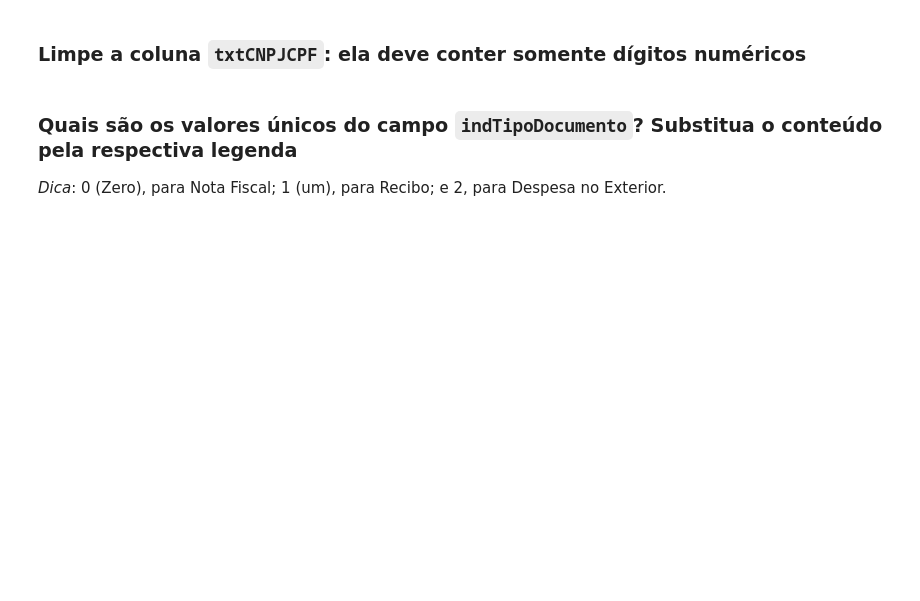
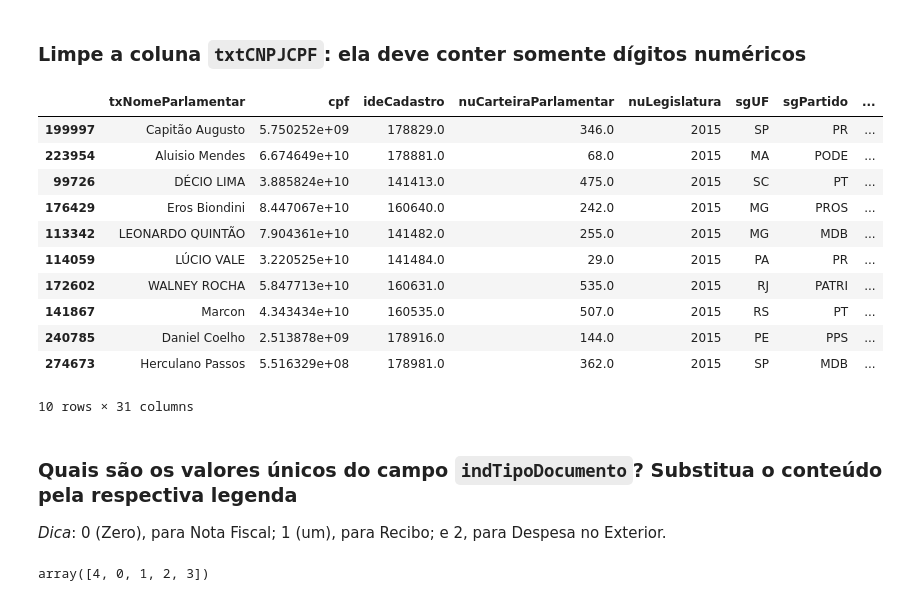
Before and after one commit to escola-de-dados/python-inovacao-civica, a Jupyter notebook: semana_3/desafio.ipynb, the cells around one changed output. Saved outputs shown, nothing was run; the diff lists cells and outputs as text; code cells hidden in the pictures; blank space fills up the shorter version.

```diff
--- a/semana_3/desafio.ipynb
+++ b/semana_3/desafio.ipynb
@@ -2,11 +2,22 @@
 # Desafio
 # %% [markdown]
 ### Acesse a api da camara, e recupere os reembolsos do ano de 2018
+# %%
+url = f"http://www.camara.leg.br/cotas/Ano-2018.csv.zip"
 # %%
 import requests
 
 # fazendo o download do conteúdo do arquivo
-r = requests.get(...)
+r = requests.get(url)
+file = open(f"Ano-2018.csv.zip", "wb")
+file.write(r.content)
+file.close()
+
+from zipfile import ZipFile
+zip_file = ZipFile(f"Ano-2018.csv.zip", 'r')
+zip_file.namelist()
+zip_file.extract(member=f"Ano-2018.csv", path=f"reembolso-2018")
+zip_file.close()
 # %% [markdown]
 ### Leia o Arquivo csv
 # %%
@@ -21,8 +91,36 @@ import pandas as pd
 ### Limpe a coluna `txtCNPJCPF`: ela deve conter somente dígitos numéricos
 # %%
 # vamos trocar qualquer caracter que não seja um dígito número por '', essa operação remove os dígitos
-df_reimbursements["txtCNPJCPF"] = df_reimbursements...
+df_reimbursements["txtCNPJCPF"] = df_reimbursements["txtCNPJCPF"].str.replace(r'\D', '', regex=True)
+df_reimbursements.sample(10)
+# %% [output]
+|  | txNomeParlamentar | cpf | ideCadastro | nuCarteiraParlamentar | nuLegislatura | sgUF | sgPartido | ... |
+| 199997 | Capitão Augusto | 5.750252e+09 | 178829.0 | 346.0 | 2015 | SP | PR | ... |
+| 223954 | Aluisio Mendes | 6.674649e+10 | 178881.0 | 68.0 | 2015 | MA | PODE | ... |
+| 99726 | DÉCIO LIMA | 3.885824e+10 | 141413.0 | 475.0 | 2015 | SC | PT | ... |
+| 176429 | Eros Biondini | 8.447067e+10 | 160640.0 | 242.0 | 2015 | MG | PROS | ... |
+| 113342 | LEONARDO QUINTÃO | 7.904361e+10 | 141482.0 | 255.0 | 2015 | MG | MDB | ... |
+| 114059 | LÚCIO VALE | 3.220525e+10 | 141484.0 | 29.0 | 2015 | PA | PR | ... |
+| 172602 | WALNEY ROCHA | 5.847713e+10 | 160631.0 | 535.0 | 2015 | RJ | PATRI | ... |
+| 141867 | Marcon | 4.343434e+10 | 160535.0 | 507.0 | 2015 | RS | PT | ... |
+| 240785 | Daniel Coelho | 2.513878e+09 | 178916.0 | 144.0 | 2015 | PE | PPS | ... |
+| 274673 | Herculano Passos | 5.516329e+08 | 178981.0 | 362.0 | 2015 | SP | MDB | ... |
+10 rows × 31 columns
 # %% [markdown]
 ### Quais são os valores únicos do campo `indTipoDocumento`? Substitua o conteúdo pela respectiva legenda
 
 *Dica*: 0 (Zero), para Nota Fiscal; 1 (um), para Recibo; e 2, para Despesa no Exterior.
+# %%
+df_reimbursements.indTipoDocumento.unique()
+converters = {
+    "0": 'nota_fiscal',
+    "1": 'recibo',
+    "2": 'despesa_exterior',
+    "4": None
+}
+
+converters
+df_reimbursements.indTipoDocumento.replace(converters, inplace=True)
+df_reimbursements.indTipoDocumento.unique()
+# %% [output]
+array([4, 0, 1, 2, 3])
```
Also changed, not shown: parts of 4 cells of this notebook, 1 other file.
